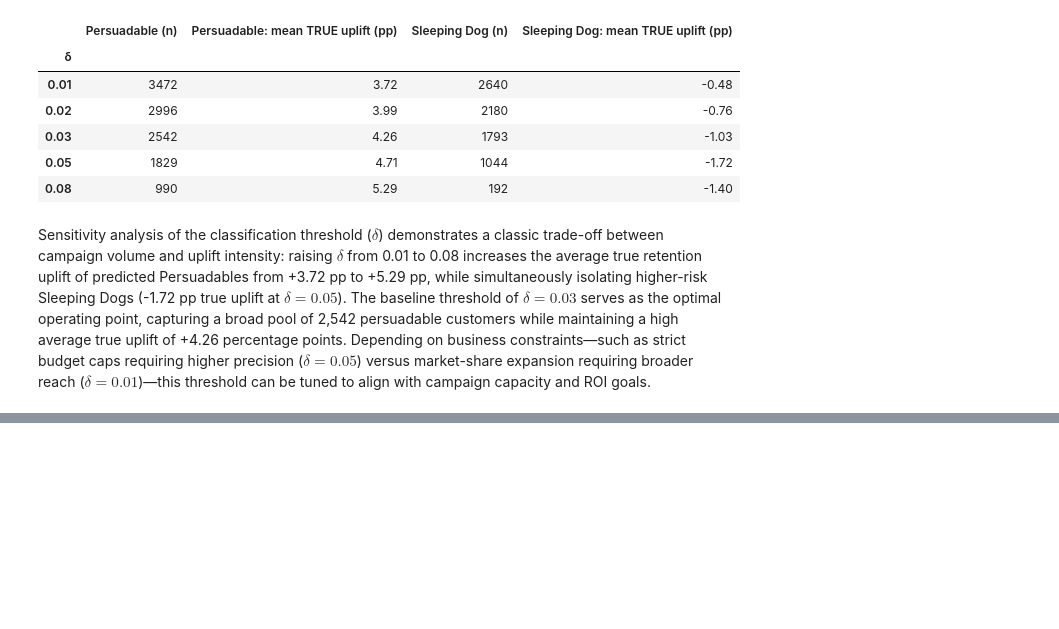
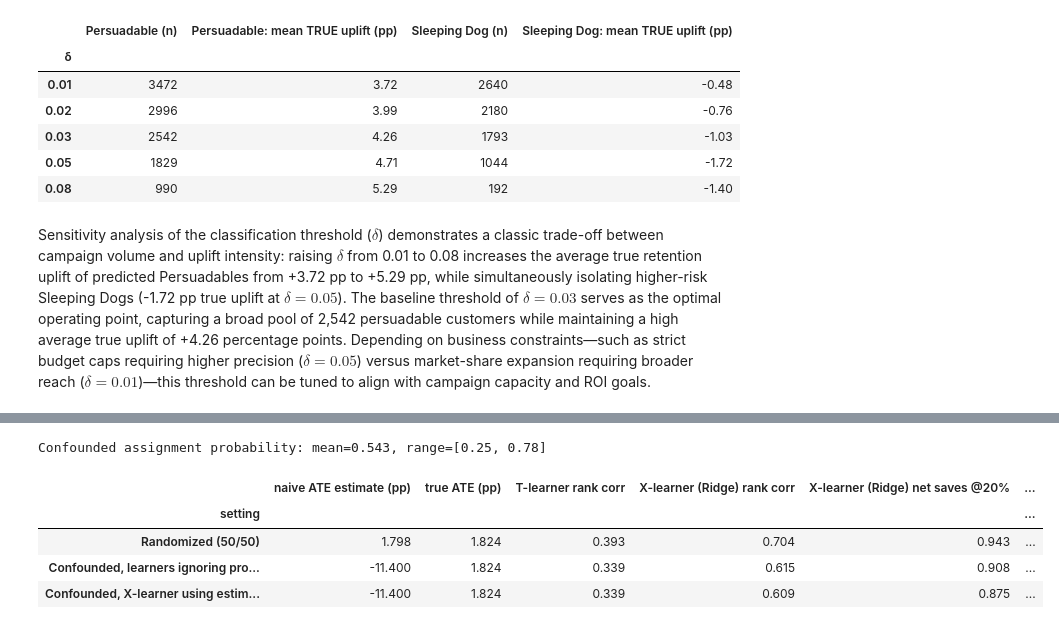
Before and after one commit to danielowuor/Customer-Retention-Intelligence-System, a Jupyter notebook: notebooks/05_uplift_modeling.ipynb, the cells around one changed output, grey strips where cells are left out. Drawn from its saved outputs; the diff is of its cells as text; code cells hidden in the pictures; blank space fills up the shorter version.

```diff
--- a/notebooks/05_uplift_modeling.ipynb
+++ b/notebooks/05_uplift_modeling.ipynb
@@ -811,0 +888,33 @@ Sensitivity analysis of the classification threshold ($\delta$) demonstrates a c
+# %%
+assign_confounded = np.clip(sig(-0.3 + 0.9 * is_month_to_month - 0.5 * z_tenure), 0.05, 0.95)
+print(f"Confounded assignment probability: mean={assign_confounded.mean():.3f}, "
+      f"range=[{assign_confounded.min():.2f}, {assign_confounded.max():.2f}]")
+
+rows = []
+for label, ap, est in [("Randomized (50/50)", 0.5, False),
+                       ("Confounded, learners ignoring propensity", assign_confounded, False),
+                       ("Confounded, X-learner using estimated propensity", assign_confounded, True)]:
+    for seed in range(10):
+        res = run_replicate(PRIMARY_DIVERGENCE, seed, assign_prob=ap, estimate_propensity=est)
+        sm = simulate_outcomes(p0, make_save_prob(PRIMARY_DIVERGENCE), backfire_prob, seed,
+                               ap if np.isscalar(ap) else ap)
+        naive_ate = (sm["Y"][sm["W"] == 0].mean() - sm["Y"][sm["W"] == 1].mean()) * 100
+        rows.append({
+            "setting": label, "seed": seed,
+            "naive ATE estimate (pp)": naive_ate,
+            "true ATE (pp)": sm["tau"].mean() * 100,
+            "T-learner rank corr": res["table"].loc["T-learner (XGBoost)", "Rank corr. with true uplift"],
+            "X-learner (Ridge) rank corr": res["table"].loc["X-learner (Ridge stage 2)", "Rank corr. with true uplift"],
+            "X-learner (Ridge) net saves @20%": res["table"].loc["X-learner (Ridge stage 2)", net_col],
+        })
+
+conf = pd.DataFrame(rows).groupby("setting", sort=False).mean(numeric_only=True).drop(columns="seed")
+conf["naive ATE bias (pp)"] = conf["naive ATE estimate (pp)"] - conf["true ATE (pp)"]
+conf.round(3)
+# %% [output]
+Confounded assignment probability: mean=0.543, range=[0.25, 0.78]
+|  | naive ATE estimate (pp) | true ATE (pp) | T-learner rank corr | X-learner (Ridge) rank corr | X-learner (Ridge) net saves @20% | ... |
+| setting |  |  |  |  |  | ... |
+| Randomized (50/50) | 1.798 | 1.824 | 0.393 | 0.704 | 0.943 | ... |
+| Confounded, learners ignoring pro... | -11.400 | 1.824 | 0.339 | 0.615 | 0.908 | ... |
+| Confounded, X-learner using estim... | -11.400 | 1.824 | 0.339 | 0.609 | 0.875 | ... |
```
Also changed, not shown: parts of 12 cells of this notebook, 5 other files.
